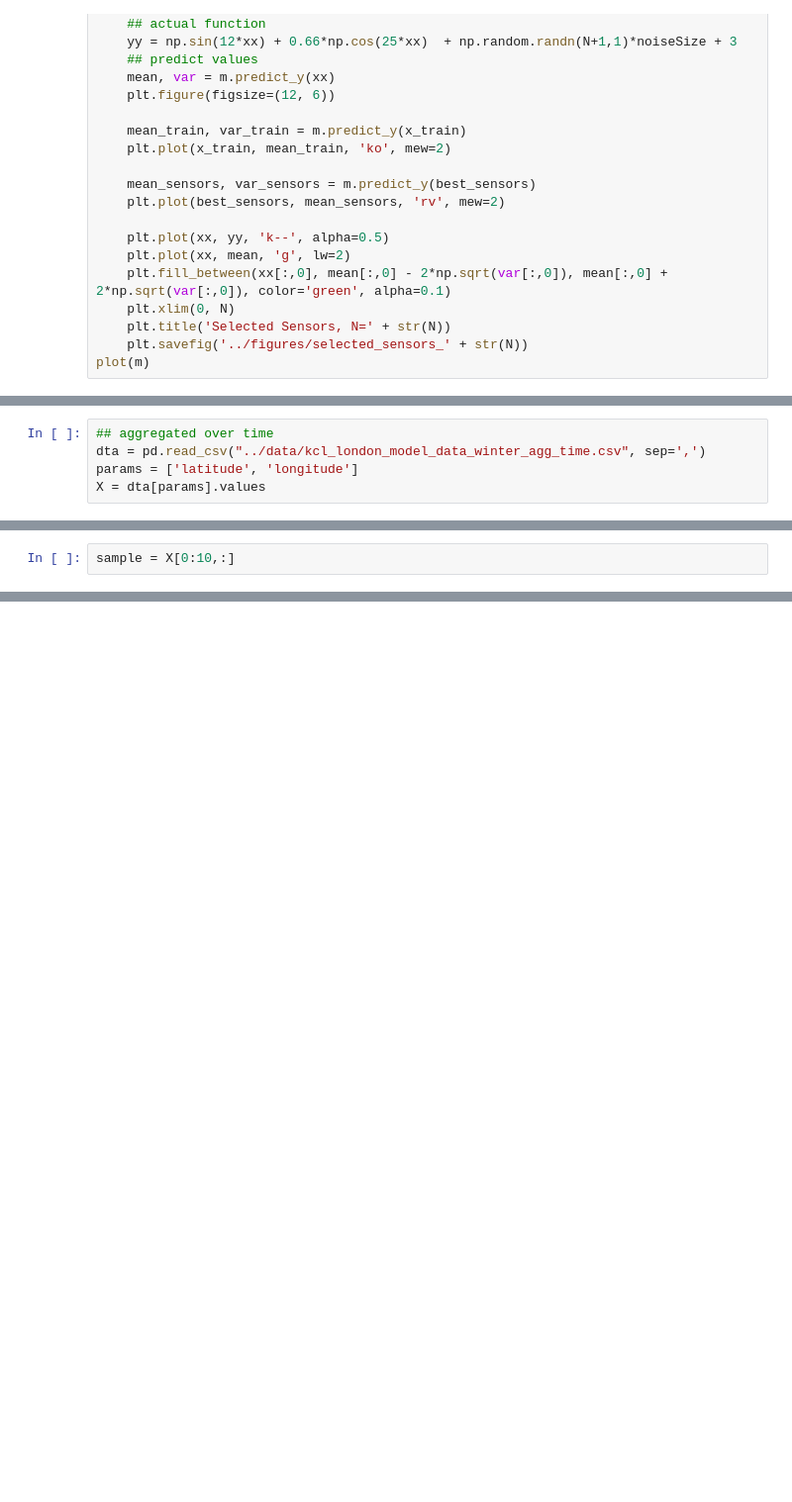
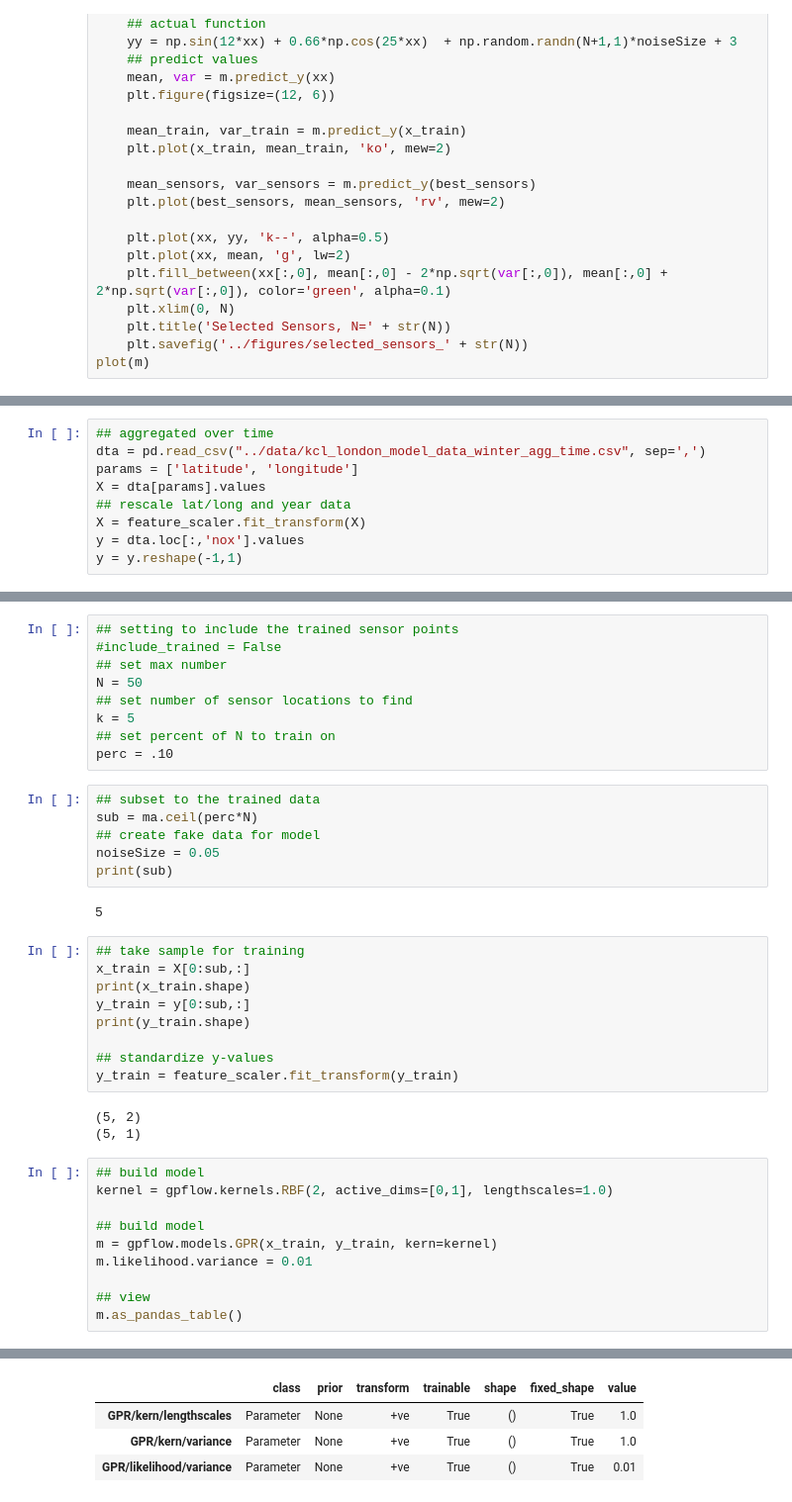
Before and after one commit to aboghozi/air-pollution-london, a Jupyter notebook: code/krause_oed_alg.ipynb, the cells around one changed output, grey strips where cells are left out. Shown at 99% size. Saved outputs shown, nothing was run; the diff lists cells and outputs as text; blank space fills up the shorter version.

```diff
--- a/code/krause_oed_alg.ipynb
+++ b/code/krause_oed_alg.ipynb
@@ -241,5 +265,9 @@ x_new2 = np.array(np.arange(0,21,1), np.arange(0,21,1))
 dta = pd.read_csv("../data/kcl_london_model_data_winter_agg_time.csv", sep=',')
 params = ['latitude', 'longitude']
 X = dta[params].values
+## rescale lat/long and year data
+X = feature_scaler.fit_transform(X)
+y = dta.loc[:,'nox'].values
+y = y.reshape(-1,1)
 # %%
 print(X.shape)
@@ -246,2 +276,40 @@ print(X.shape)
-# %%
-sample = X[0:10,:]
+# %%
+## setting to include the trained sensor points
+#include_trained = False
+## set max number
+N = 50
+## set number of sensor locations to find
+k = 5
+## set percent of N to train on
+perc = .10
+# %%
+## subset to the trained data
+sub = ma.ceil(perc*N)
+## create fake data for model
+noiseSize = 0.05
+print(sub)
+# %% [output]
+5
+# %%
+## take sample for training
+x_train = X[0:sub,:]
+print(x_train.shape)
+y_train = y[0:sub,:]
+print(y_train.shape)
+
+## standardize y-values
+y_train = feature_scaler.fit_transform(y_train)
+# %% [output]
+(5, 2)
+(5, 1)
+# %%
+## build model
+kernel = gpflow.kernels.RBF(2, active_dims=[0,1], lengthscales=1.0)
+
+## build model
+m = gpflow.models.GPR(x_train, y_train, kern=kernel)
+m.likelihood.variance = 0.01
+
+## view
+m.as_pandas_table()
+# %% [output]
@@ -247,0 +317,4 @@ sample = X[0:10,:]
+|  | class | prior | transform | trainable | shape | fixed_shape | value |
+| GPR/kern/lengthscales | Parameter | None | +ve | True | () | True | 1.0 |
+| GPR/kern/variance | Parameter | None | +ve | True | () | True | 1.0 |
+| GPR/likelihood/variance | Parameter | None | +ve | True | () | True | 0.01 |
```
Also changed, not shown: parts of 24 cells of this notebook.
